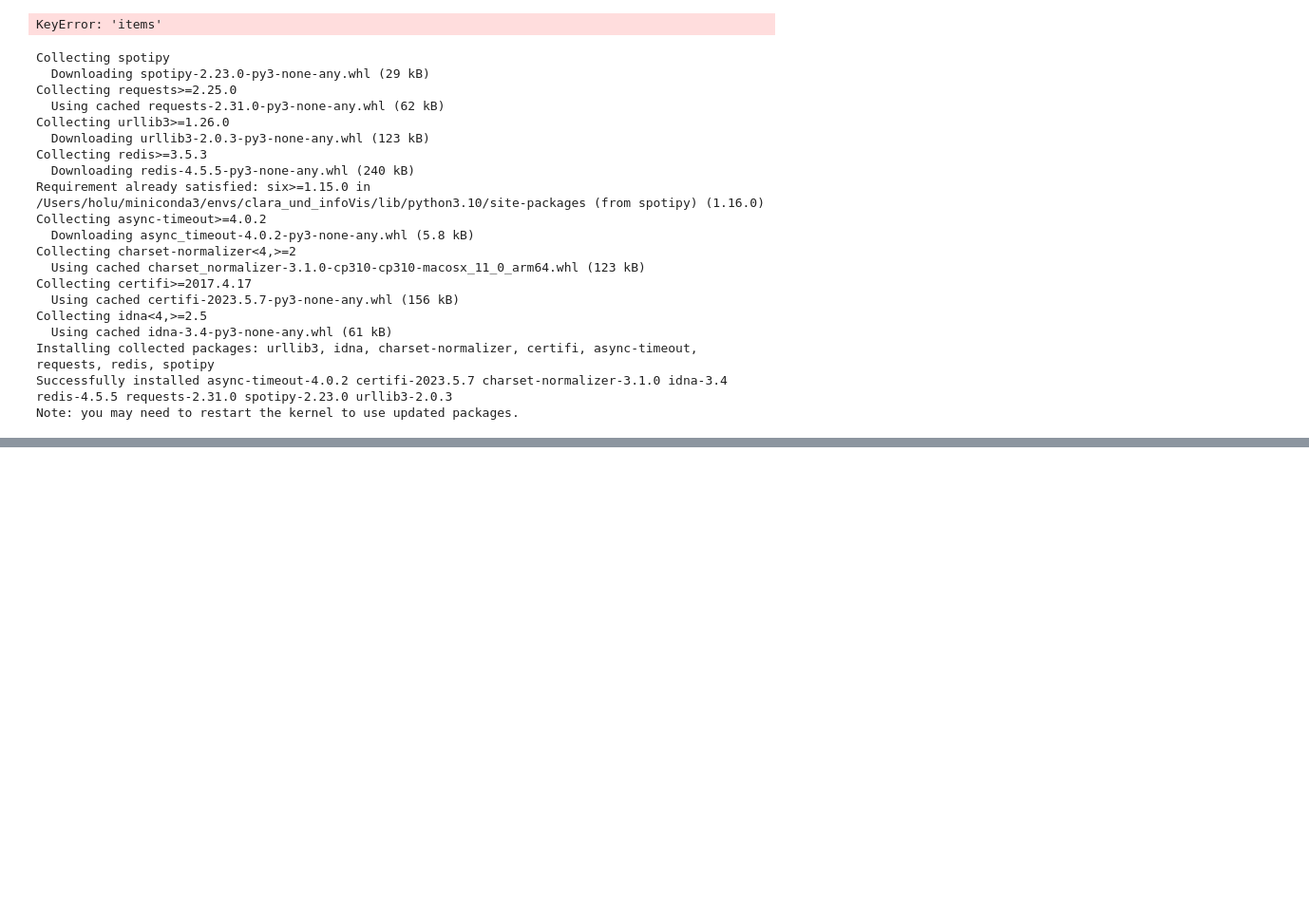
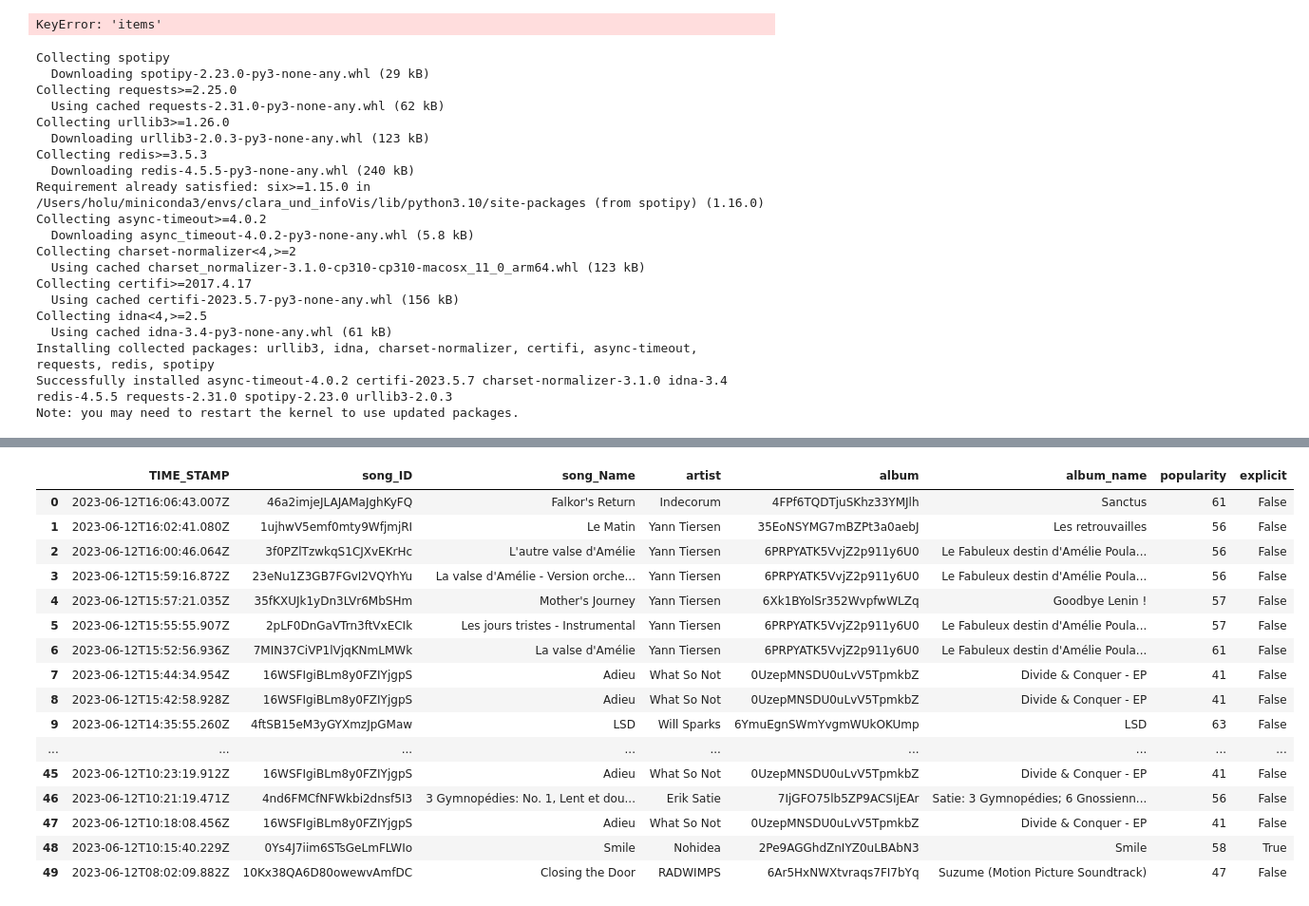
Before and after one commit to hofslu/dataVis, a Jupyter notebook: ExerciseThree_Project_Spotify/notebooks/dev.ipynb, the cells around one changed output, grey strips where cells are left out. Shown at 95% size. Saved outputs shown, nothing was run; the diff lists cells and outputs as text; code cells hidden in the pictures; blank space fills up the shorter version.

Commit message:
dataframe fetch

```diff
--- a/ExerciseThree_Project_Spotify/notebooks/dev.ipynb
+++ b/ExerciseThree_Project_Spotify/notebooks/dev.ipynb
@@ -4,11 +4,11 @@ LUKAS_CLIENT_ID="207e1c72689d4a0a88e0e721cb9bb254"
 LUKAS_CLIENT_SECRET="2b98d70fb10b4ca1b0008405a353d35c"
 
 
-# CLARA_CLIENT_ID = "b8db48d0784f4e2b9ab719adc118e918"
-# CLARA_CLIENT_SECRET = "0a7feca73df44f1c829f125dbe8a6b91"
+CLARA_CLIENT_ID = "b8db48d0784f4e2b9ab719adc118e918"
+CLARA_CLIENT_SECRET = "0a7feca73df44f1c829f125dbe8a6b91"
 
-CLIENT_ID = LUKAS_CLIENT_ID
-CLIENT_SECRET = LUKAS_CLIENT_SECRET
+CLIENT_ID = CLARA_CLIENT_ID
+CLIENT_SECRET = CLARA_CLIENT_SECRET
 
 # CLARAS_API_TOKEN="BQCcBJ-6O45UfSUQSIyTHCHL24AUy2XLo4pnzcOTnOHo1lUuC99UScVLUJmlgYb7TaCkTVQUeejrafuj5uPCs1yI3ZTTVlRUTAMF9IHWjtNId8yoe44"
 # CLARAS_API_TOKEN="BQDKeCoVoepbtpvT7AizIKucCV_Ve3ZQnf2tA1XmfhHapIf4hAAyjiSJih--LaKruCcazJ20RaZqqEt_ei-3BCS13HJqbx1fKK8cHLzOJ5EuIbR-Xdw"
@@ -148,0 +151,76 @@ corcy different kinda girl score: 50.52
+# %%
+import spotipy
+from spotipy.oauth2 import SpotifyOAuth
+
+import pandas as pd
+import argparse
+import json
+
+user = 'C'
+
+# parser = argparse.ArgumentParser(description='Process user input.')
+# parser.add_argument('--user', type=str, choices=['L', 'C'], help='User choice')
+
+# args = parser.parse_args()
+
+# print('User choice:', args.user)
+
+# if args.user == 'C':
+if user == 'C':
+    CLIENT_ID = "207e1c72689d4a0a88e0e721cb9bb254"
+    CLIENT_SECRET = "2b98d70fb10b4ca1b0008405a353d35c"
+    # Claras Credential
+    # CLIENT_ID = "b8db48d0784f4e2b9ab719adc118e918"
+    # CLIENT_SECRET = "0a7feca73df44f1c829f125dbe8a6b91"
+    pass
+else:
+    # Lukas Credentials
+    pass
+
+
+sp = spotipy.Spotify(auth_manager=SpotifyOAuth(client_id=CLIENT_ID,
+                                               client_secret=CLIENT_SECRET,
+                                               redirect_uri="http://localhost:3000",
+                                               scope="user-read-recently-played"))
+
+results = sp.current_user_recently_played(limit=50)
+# print(json.dumps(results['items'][-1], indent=2))
+
+
+fetched_songs = []
+for item in results['items']:
+    item_data = {
+        "TIME_STAMP": item['played_at'],
+        "song_ID": item['track']['id'],
+        "song_Name": item['track']['name'],
+        "artist": item['track']['artists'][0]['name'],  # TODO for all artists
+        "album": item['track']['album']['id'],
+        "album_name": item['track']['album']['name'],
+        "popularity": item['track']['popularity'],
+        "explicit": item['track']['explicit'],
+    }
+    fetched_songs.append(item_data)
+
+df = pd.DataFrame(fetched_songs)
+display(df)
+
+
+# print('corcy different kinda girl score: ' + str(pop/50))
+# %% [output]
+|  | TIME_STAMP | song_ID | song_Name | artist | album | album_name | popularity | explicit |
+| 0 | 2023-06-12T16:06:43.007Z | 46a2imjeJLAJAMaJghKyFQ | Falkor's Return | Indecorum | 4FPf6TQDTjuSKhz33YMJlh | Sanctus | 61 | False |
+| 1 | 2023-06-12T16:02:41.080Z | 1ujhwV5emf0mty9WfjmjRI | Le Matin | Yann Tiersen | 35EoNSYMG7mBZPt3a0aebJ | Les retrouvailles | 56 | False |
+| 2 | 2023-06-12T16:00:46.064Z | 3f0PZlTzwkqS1CJXvEKrHc | L'autre valse d'Amélie | Yann Tiersen | 6PRPYATK5VvjZ2p911y6U0 | Le Fabuleux destin d'Amélie Poula... | 56 | False |
+| 3 | 2023-06-12T15:59:16.872Z | 23eNu1Z3GB7FGvI2VQYhYu | La valse d'Amélie - Version orche... | Yann Tiersen | 6PRPYATK5VvjZ2p911y6U0 | Le Fabuleux destin d'Amélie Poula... | 56 | False |
+| 4 | 2023-06-12T15:57:21.035Z | 35fKXUJk1yDn3LVr6MbSHm | Mother's Journey | Yann Tiersen | 6Xk1BYolSr352WvpfwWLZq | Goodbye Lenin ! | 57 | False |
+| 5 | 2023-06-12T15:55:55.907Z | 2pLF0DnGaVTrn3ftVxECIk | Les jours tristes - Instrumental | Yann Tiersen | 6PRPYATK5VvjZ2p911y6U0 | Le Fabuleux destin d'Amélie Poula... | 57 | False |
+| 6 | 2023-06-12T15:52:56.936Z | 7MIN37CiVP1lVjqKNmLMWk | La valse d'Amélie | Yann Tiersen | 6PRPYATK5VvjZ2p911y6U0 | Le Fabuleux destin d'Amélie Poula... | 61 | False |
+| 7 | 2023-06-12T15:44:34.954Z | 16WSFIgiBLm8y0FZIYjgpS | Adieu | What So Not | 0UzepMNSDU0uLvV5TpmkbZ | Divide & Conquer - EP | 41 | False |
+| 8 | 2023-06-12T15:42:58.928Z | 16WSFIgiBLm8y0FZIYjgpS | Adieu | What So Not | 0UzepMNSDU0uLvV5TpmkbZ | Divide & Conquer - EP | 41 | False |
+| 9 | 2023-06-12T14:35:55.260Z | 4ftSB15eM3yGYXmzJpGMaw | LSD | Will Sparks | 6YmuEgnSWmYvgmWUkOKUmp | LSD | 63 | False |
+| ... | ... | ... | ... | ... | ... | ... | ... | ... |
+| 45 | 2023-06-12T10:23:19.912Z | 16WSFIgiBLm8y0FZIYjgpS | Adieu | What So Not | 0UzepMNSDU0uLvV5TpmkbZ | Divide & Conquer - EP | 41 | False |
+| 46 | 2023-06-12T10:21:19.471Z | 4nd6FMCfNFWkbi2dnsf5I3 | 3 Gymnopédies: No. 1, Lent et dou... | Erik Satie | 7IjGFO75lb5ZP9ACSIjEAr | Satie: 3 Gymnopédies; 6 Gnossienn... | 56 | False |
+| 47 | 2023-06-12T10:18:08.456Z | 16WSFIgiBLm8y0FZIYjgpS | Adieu | What So Not | 0UzepMNSDU0uLvV5TpmkbZ | Divide & Conquer - EP | 41 | False |
+| 48 | 2023-06-12T10:15:40.229Z | 0Ys4J7iim6STsGeLmFLWIo | Smile | Nohidea | 2Pe9AGGhdZnIYZ0uLBAbN3 | Smile | 58 | True |
+| 49 | 2023-06-12T08:02:09.882Z | 10Kx38QA6D80owewvAmfDC | Closing the Door | RADWIMPS | 6Ar5HxNWXtvraqs7FI7bYq | Suzume (Motion Picture Soundtrack) | 47 | False |
```
Also changed, not shown: parts of 1 cell of this notebook, 1 other file.
